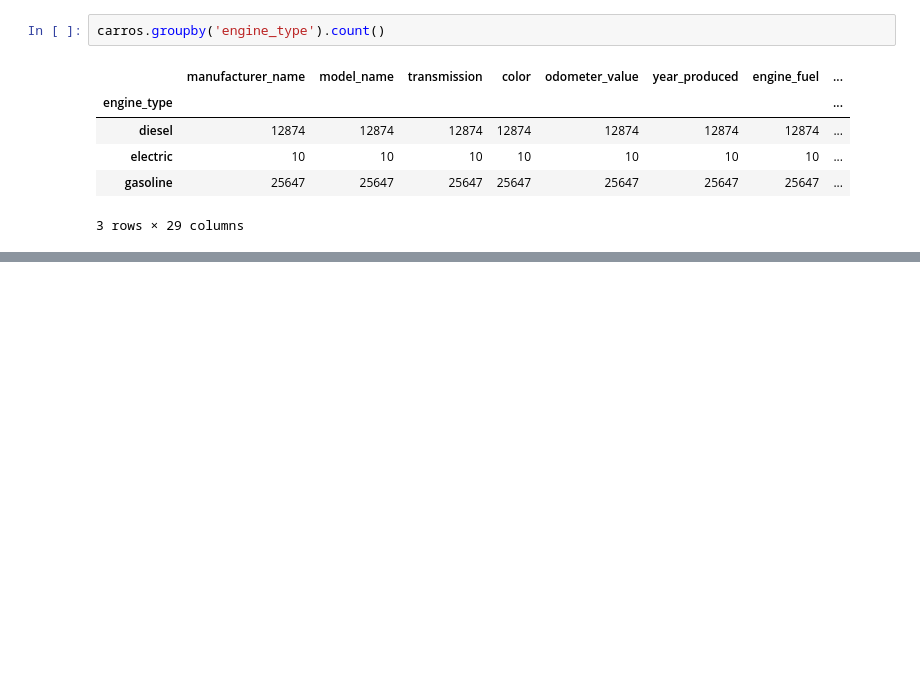
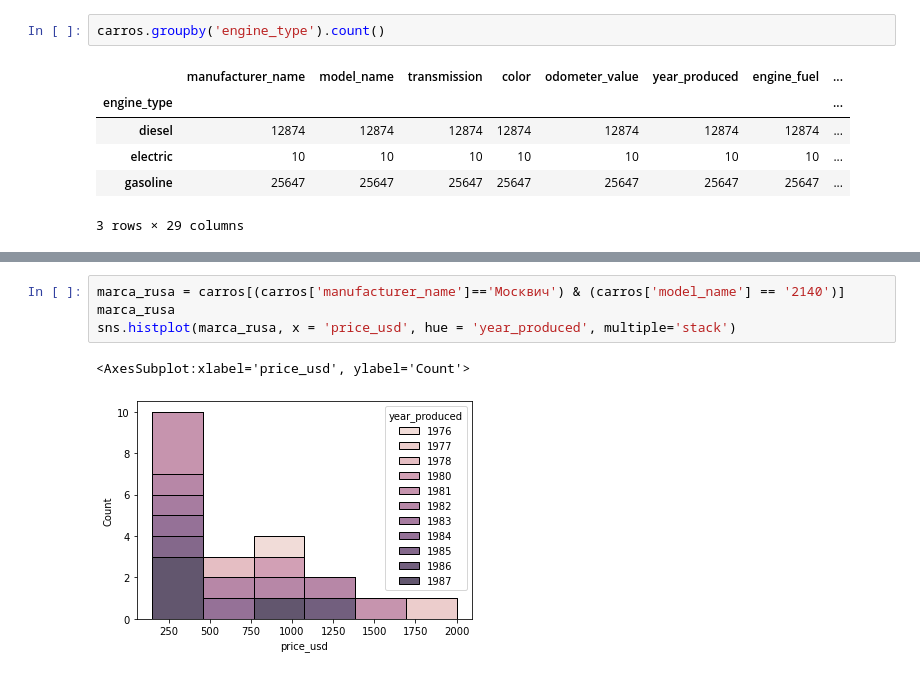
Before and after one commit to GreatestTrain/estadistica-descriptiva, a Jupyter notebook: 6.mtc_python.ipynb, the cells around one changed output, grey strips where cells are left out. Drawn from its saved outputs; the diff is of its cells as text; blank space fills up the shorter version.

```diff
--- a/6.mtc_python.ipynb
+++ b/6.mtc_python.ipynb
@@ -104,0 +113,7 @@ dtype: int64
+# %%
+marca_rusa = carros[(carros['manufacturer_name']=='Москвич') & (carros['model_name'] == '2140')]
+marca_rusa
+sns.histplot(marca_rusa, x = 'price_usd', hue = 'year_produced', multiple='stack')
+# %% [output]
+<AxesSubplot:xlabel='price_usd', ylabel='Count'>
+[figure, added]
```
Also changed, not shown: parts of 6 cells of this notebook, 1 other file.
